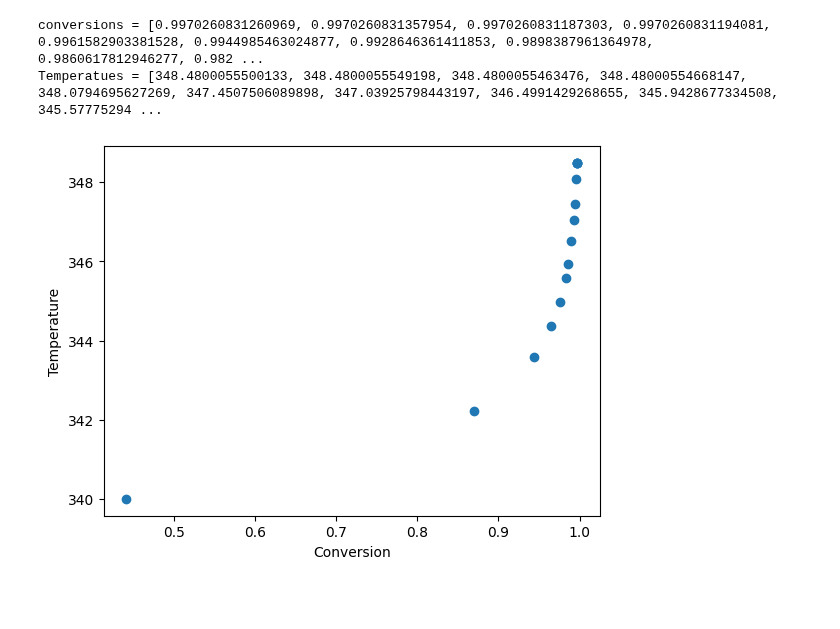
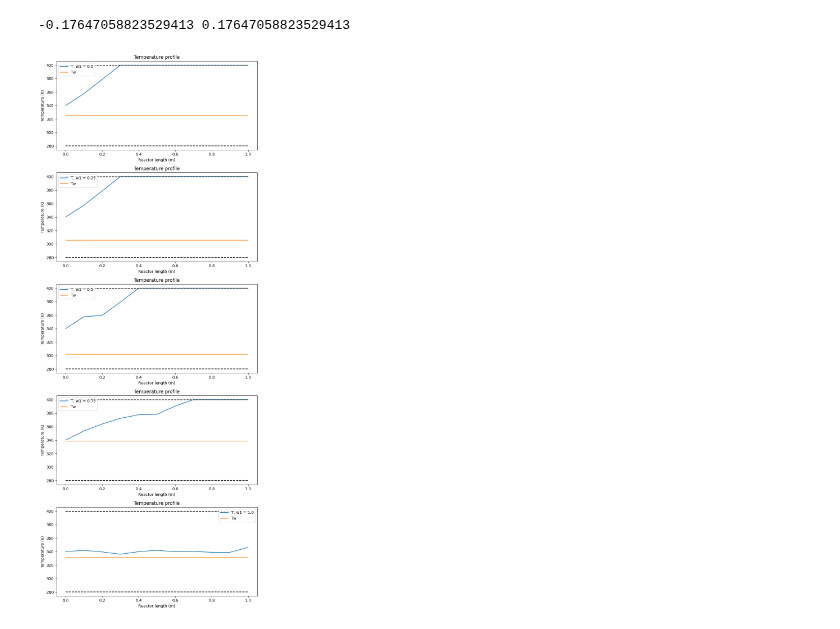
Before and after one commit to OlofssonFredrik/KETN40, a Jupyter notebook: Project2/optimizer.ipynb, the cells around one changed output. Saved outputs shown, nothing was run; the diff lists cells and outputs as text; code cells hidden in the pictures; blank space fills up the shorter version.

```diff
--- a/Project2/optimizer.ipynb
+++ b/Project2/optimizer.ipynb
@@ -42,29 +71,49 @@ con_segments = {"type": "ineq", "fun": lambda u: const_segments(u, params)}
+# %%
+print(x_lb, x_ub)
+# %% [output]
+-0.17647058823529413 0.17647058823529413
+# %%
+fig, axs = plt.subplots(len(T_multiple), 1, figsize=(8, 20))
+
+#axs[0].plot(conversions, Temperatues, marker='o', label='Optima')
+#axs[0].set_xlabel("Conversion")
+#axs[0].set_ylabel("Temperature (K)")
+#axs[0].set_title('Pareto front for objective III')
+#axs[0].set_xlim([0.9, 1])
+#axs[0].legend()
+
+for i in range(len(T_multiple)):
+    axs[i].plot(z_multiple[i], T_multiple[i], label='T, w1 = {}'.format(weights[i]))
+    axs[i].hlines(y=Tw[i], label="Tw", xmin=z[0], xmax=z[-1], color="tab:orange")
+    axs[i].hlines(y=280, xmin=z[0], xmax=z[-1], color="black", linestyle="--")
+    axs[i].hlines(y=400, xmin=z[0], xmax=z[-1], color="black", linestyle="--")
+    axs[i].set_xlabel("Reactor length (m)")
+    axs[i].set_ylabel("Temperature (K)")
+    axs[i].set_title('Temperature profile')
+    axs[i].legend()
+
+
+plt.tight_layout()
+
+plt.show()
+# %% [output]
+[figure, added]
 # %%
 # Optimization
-weights = np.linspace(0, 1, 15)
+weights = np.linspace(0, 1, 10)
 
 conversions = []
 Temperatues = []
 for w1 in weights:
     res = minimize(
-        lambda u: obj_segments_3(u, w1, params, print_vals=False),
+        lambda u: obj_segments_2(u, w1, params, print_vals=False),
         x0=init_guess,
         bounds=bounds_segments,
         method="SLSQP",
         constraints=con_segments,
     )
 
-    _, conversion, temp = obj_segments_3(res.x, w1, params, print_vals=True, full_output=True)
+    _, conversion, temp = obj_segments_2(res.x, w1, params, print_vals=True, full_output=True)
     Temp = params['Tin'] * (1+temp)
-    Temperatues.append(Temp)
+    Temperatues.append(Temp[-1])
     conversions.append(conversion[-1])
-# %% [output]
-conversions = [0.9970260831260969, 0.9970260831357954, 0.9970260831187303, 0.9970260831194081, 0.9961582903381528, 0.9944985463024877, 0.9928646361411853, 0.9898387961364978, 0.9860617812946277, 0.982 ...
-Temperatues = [348.4800055500133, 348.4800055549198, 348.4800055463476, 348.48000554668147, 348.0794695627269, 347.4507506089898, 347.03925798443197, 346.4991429268655, 345.9428677334508, 345.57775294 ...
-# %%
-plt.scatter(conversions, Temperatues)
-plt.xlabel("Conversion")
-plt.ylabel("Temperature")
-plt.show()
-# %% [output]
-[figure, removed]
```
Also changed, not shown: parts of 2 cells of this notebook, 4 other files.
